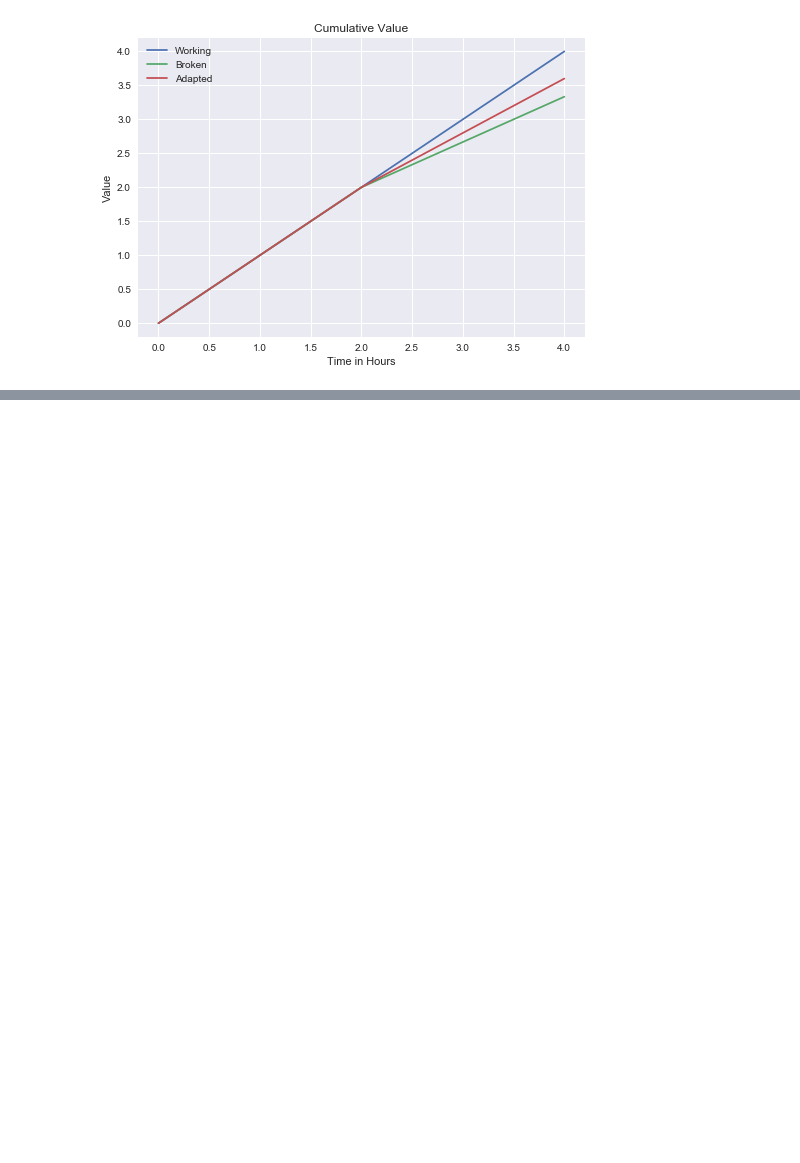
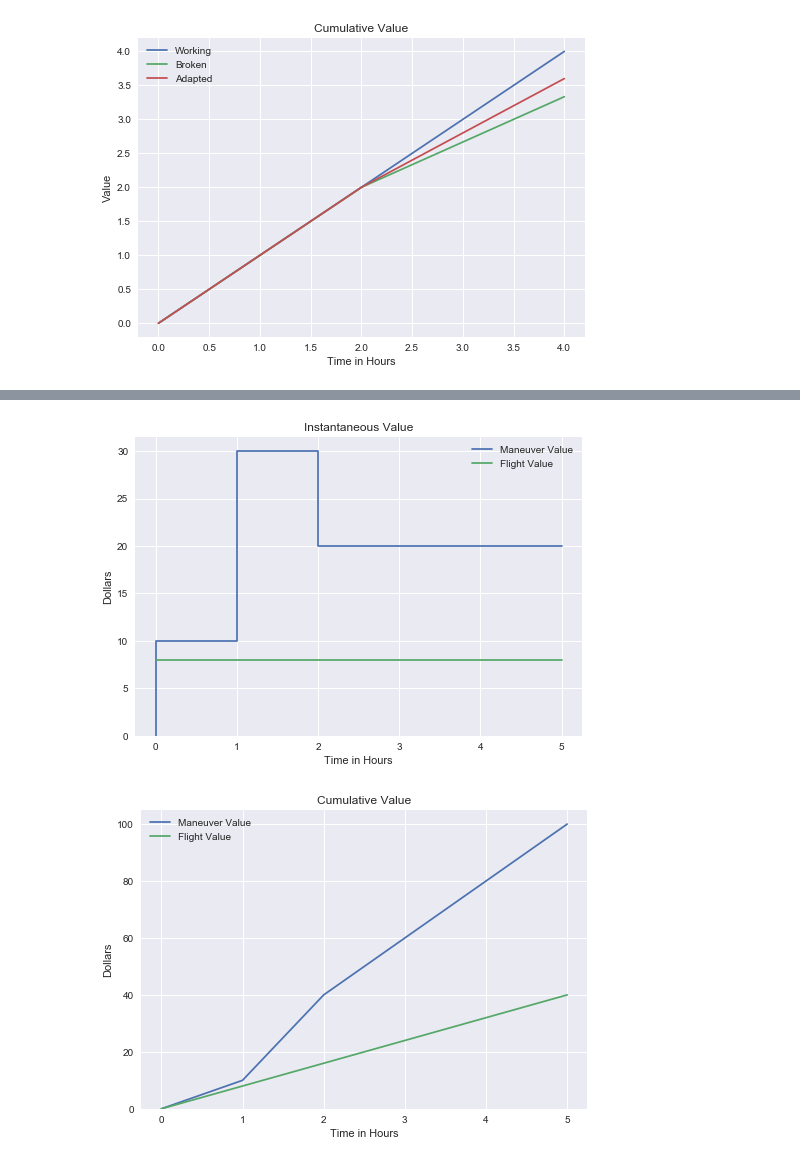
Before and after one commit to darpa-brass/adaptive-constraint-satisfaction, a Jupyter notebook: metrics/Metric Functions.ipynb, the cells around one changed output, grey strips where cells are left out. Cells and saved outputs as stored; diff of their text form; code cells hidden in the pictures; blank space fills up the shorter version.

```diff
--- a/metrics/Metric Functions.ipynb
+++ b/metrics/Metric Functions.ipynb
@@ -174,0 +224,30 @@ plt.show()
+# %%
+# value_1
+x = np.arange(6)
+step_value = [0, 10, 30, 20, 20, 20]
+fly_value =  [8]*6
+
+graph_instant(list_to_func(step_value), 6)
+graph_instant(list_to_func(fly_value), 6)
+
+ax = plt.gca()
+ax.set_ylim(ymin=0)
+ax.set_title("Instantaneous Value")
+ax.set_xlabel("Time in Hours")
+ax.set_ylabel("Dollars")
+ax.legend(["Maneuver Value", "Flight Value"])
+plt.show()
+
+graph_total(list_to_func(step_value), 6)
+graph_total(list_to_func(fly_value), 6)
+
+ax = plt.gca()
+ax.set_ylim(ymin=0)
+ax.set_title("Cumulative Value")
+ax.set_xlabel("Time in Hours")
+ax.set_ylabel("Dollars")
+ax.legend(["Maneuver Value", "Flight Value"])
+plt.show()
+# %% [output]
+[figure, added]
+[figure, added]
```
Also changed, not shown: parts of 5 cells of this notebook.
